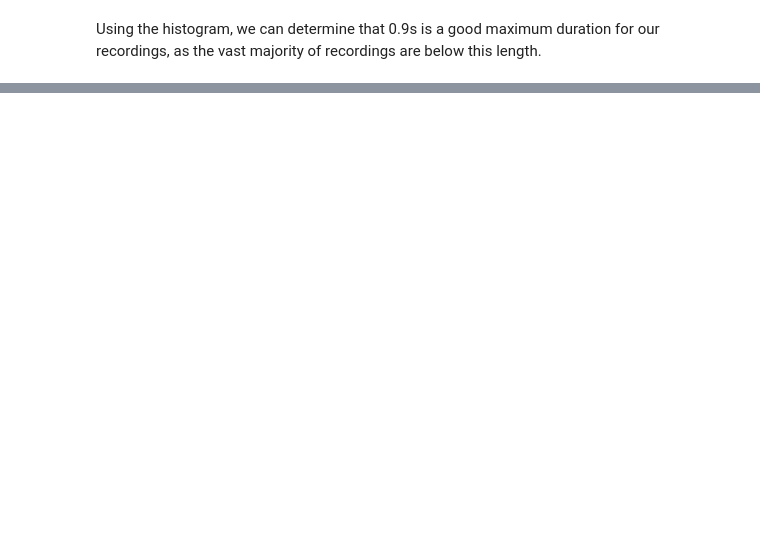
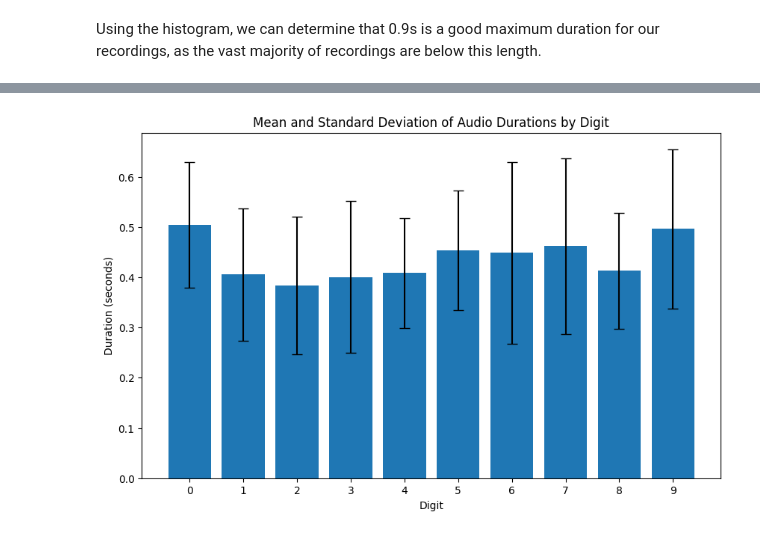
Before and after one commit to AdiPassover/Machine-Learning-Final-Assignment, a Jupyter notebook: data_analysis.ipynb, the cells around one changed output, grey strips where cells are left out. Drawn from its saved outputs; the diff is of its cells as text; code cells hidden in the pictures; blank space fills up the shorter version.

```diff
--- a/data_analysis.ipynb
+++ b/data_analysis.ipynb
@@ -40,0 +65,21 @@ Using the histogram, we can determine that 0.9s is a good maximum duration for o
+# %%
+def plot_length_mean_std_by_digit(lengths):
+    means = []
+    stds = []
+
+    for digit in range(10):
+        digit_lengths = lengths[digit*300:(digit+1)*300]
+        means.append(np.mean(digit_lengths))
+        stds.append(np.std(digit_lengths))
+
+    plt.figure(figsize=(10, 6))
+    plt.bar(range(10), means, yerr=stds, capsize=5)
+    plt.xlabel("Digit")
+    plt.ylabel("Duration (seconds)")
+    plt.title("Mean and Standard Deviation of Audio Durations by Digit")
+    plt.xticks(range(10))
+    plt.show()
+# %%
+plot_length_mean_std_by_digit(lengths)
+# %% [output]
+[figure, added]
```
Also changed, not shown: parts of 9 cells of this notebook, 9 other files.
